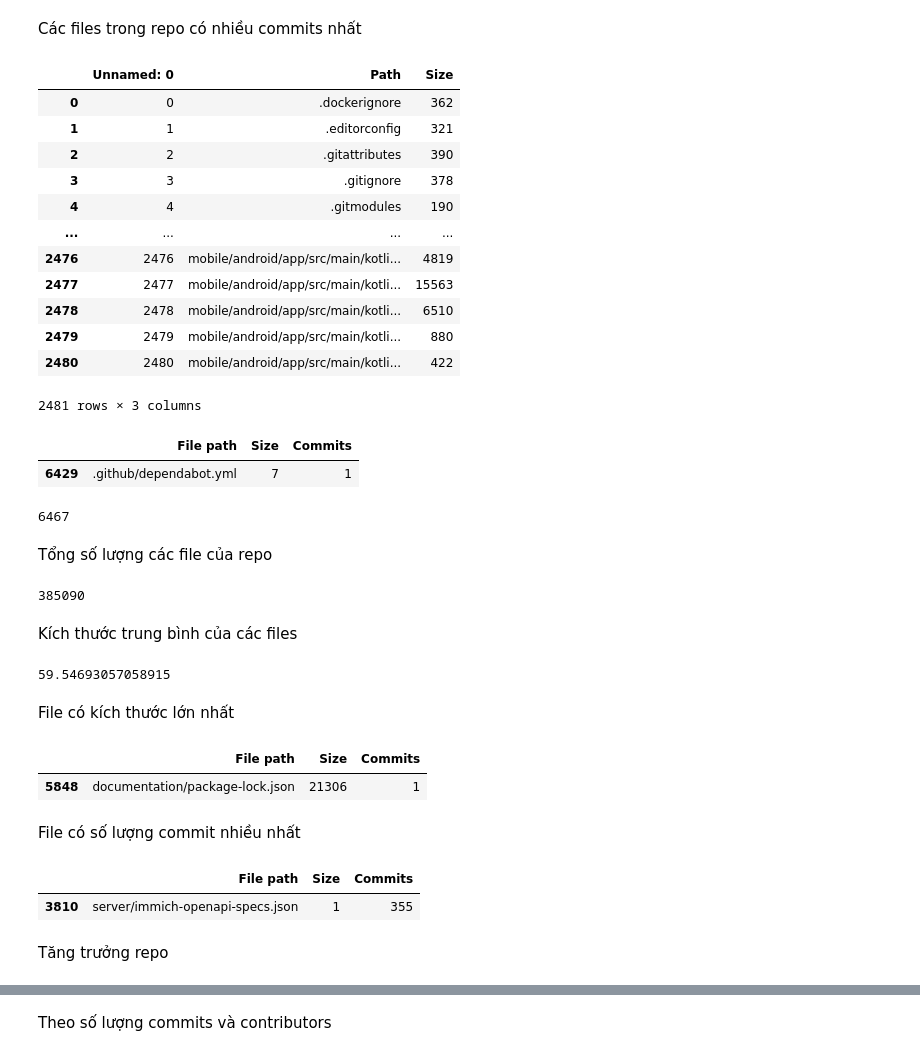
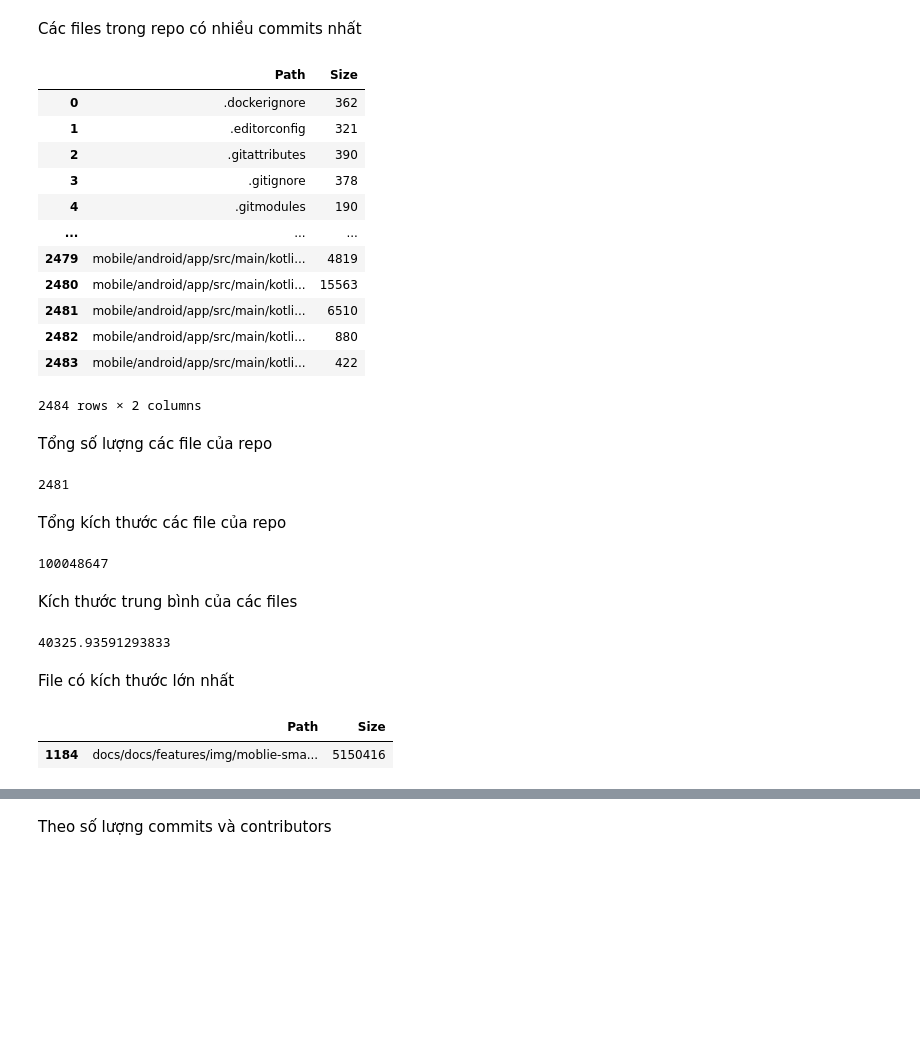
Before and after one commit to bokuwakira1411/PythonDataAnalysis, a Jupyter notebook: dataAnalyst.ipynb, the cells around one changed output, grey strips where cells are left out. Cells and saved outputs as stored; diff of their text form; code cells hidden in the pictures; blank space fills up the shorter version.

```diff
--- a/dataAnalyst.ipynb
+++ b/dataAnalyst.ipynb
@@ -521,58 +516,47 @@ FILES
 # %% [markdown]
 Các files trong repo có nhiều commits nhất
 # %%
-file_df = pd.read_csv(os.path.join('file_data.csv'))
+file_df = pd.read_csv(os.path.join('data','file_data.csv'))
+file_df2 = pd.read_csv(os.path.join('data','files.csv'))
 # %%
 file_df
 # %% [output]
-|  | Unnamed: 0 | Path | Size |
-| 0 | 0 | .dockerignore | 362 |
-| 1 | 1 | .editorconfig | 321 |
-| 2 | 2 | .gitattributes | 390 |
-| 3 | 3 | .gitignore | 378 |
-| 4 | 4 | .gitmodules | 190 |
-| ... | ... | ... | ... |
-| 2476 | 2476 | mobile/android/app/src/main/kotli... | 4819 |
-| 2477 | 2477 | mobile/android/app/src/main/kotli... | 15563 |
-| 2478 | 2478 | mobile/android/app/src/main/kotli... | 6510 |
-| 2479 | 2479 | mobile/android/app/src/main/kotli... | 880 |
-| 2480 | 2480 | mobile/android/app/src/main/kotli... | 422 |
+|  | Path | Size |
+| 0 | .dockerignore | 362 |
+| 1 | .editorconfig | 321 |
+| 2 | .gitattributes | 390 |
+| 3 | .gitignore | 378 |
+| 4 | .gitmodules | 190 |
+| ... | ... | ... |
+| 2479 | mobile/android/app/src/main/kotli... | 4819 |
+| 2480 | mobile/android/app/src/main/kotli... | 15563 |
+| 2481 | mobile/android/app/src/main/kotli... | 6510 |
+| 2482 | mobile/android/app/src/main/kotli... | 880 |
+| 2483 | mobile/android/app/src/main/kotli... | 422 |
-2481 rows × 3 columns
+2484 rows × 2 columns
-# %%
-file_df[file_df['File path'] == '.github/dependabot.yml']
-# %% [output]
-|  | File path | Size | Commits |
-| 6429 | .github/dependabot.yml | 7 | 1 |
-# %%
-files_df.shape[0]
-# %% [output]
-6467
 # %% [markdown]
 Tổng số lượng các file của repo
+# %%
+file_df.shape[0]
+# %% [output]
+2481
+# %% [markdown]
+Tổng kích thước các file của repo
 # %%
-total_size = files_df['Size'].sum()
+total_size = file_df['Size'].sum()
 total_size
 # %% [output]
-385090
+100048647
 # %% [markdown]
 Kích thước trung bình của các files
 # %%
-total_size/files_df.shape[0]
+total_size/file_df.shape[0]
 # %% [output]
-59.54693057058915
+40325.93591293833
 # %% [markdown]
 File có kích thước lớn nhất
 # %%
-files_df.sort_values('Size', ascending=False).head(1)
+file_df.sort_values('Size', ascending=False).head(1)
 # %% [output]
-|  | File path | Size | Commits |
-| 5848 | documentation/package-lock.json | 21306 | 1 |
+|  | Path | Size |
+| 1184 | docs/docs/features/img/moblie-sma... | 5150416 |
-# %% [markdown]
-File có số lượng commit nhiều nhất
-# %%
-files_df.sort_values('Commits', ascending=False).head(1)
-# %% [output]
-|  | File path | Size | Commits |
-| 3810 | server/immich-openapi-specs.json | 1 | 355 |
-# %% [markdown]
-Tăng trưởng repo
```
Also changed, not shown: parts of 23 cells of this notebook, 5 other files.
